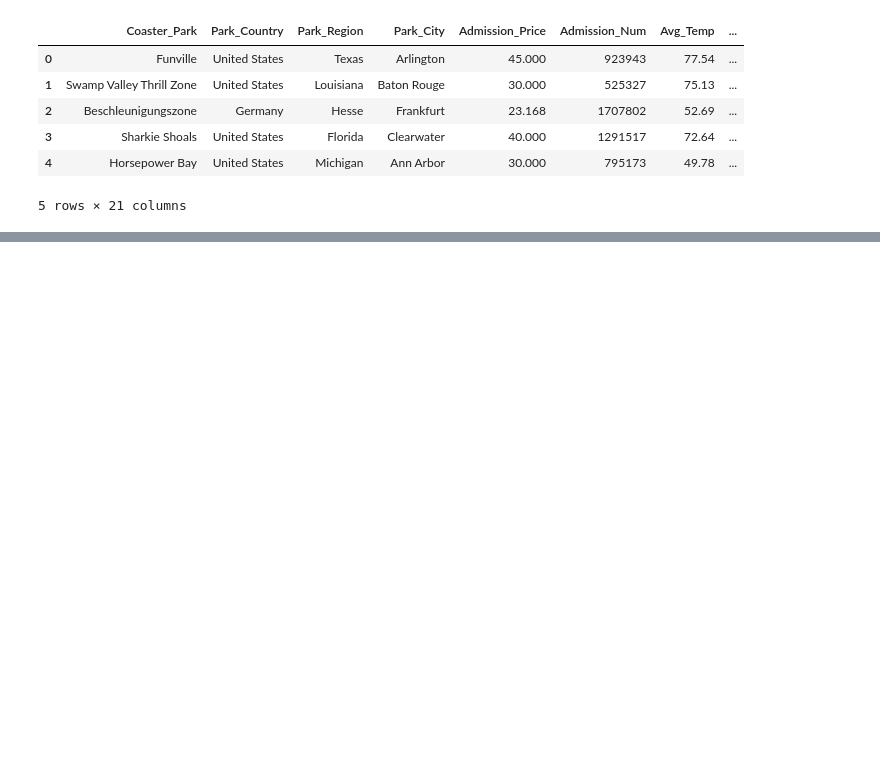
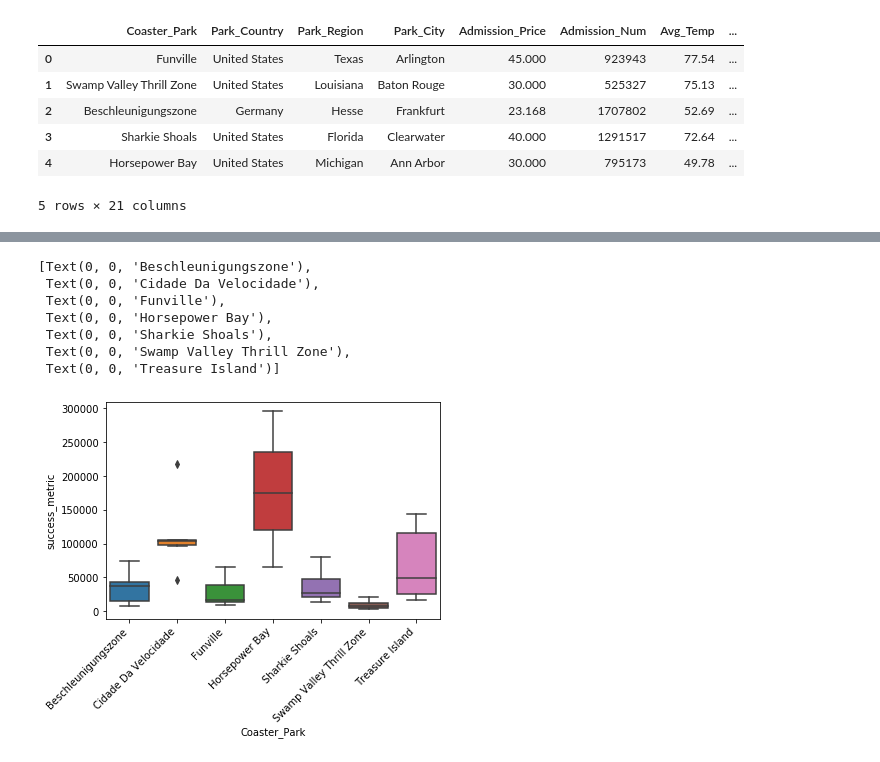
Before and after one commit to alecarreche/FLB, a Jupyter notebook: preprocessing.ipynb, the cells around one changed output, grey strips where cells are left out. Drawn from its saved outputs; the diff is of its cells as text; code cells hidden in the pictures; blank space fills up the shorter version.

Commit message:
cleaned and normalized data

```diff
--- a/preprocessing.ipynb
+++ b/preprocessing.ipynb
@@ -45,0 +62,3 @@ min(coasters["Wait_Time"])
+# %%
+coasters["num_coasters"] = coasters.groupby("Coaster_Park")["Coaster_Park"].transform("count")
+coasters.head()
@@ -45,0 +72,8 @@ min(coasters["Wait_Time"])
+# %%
+all_data = pd.merge(coasters, locations, on="Coaster_Park").sort_values(by="Coaster_Park")
+all_data["hourly_capacity"] = all_data["Capacity"] / all_data["Duration"] * 3600
+all_data["park_capacity"] = all_data.groupby("Coaster_Park")["hourly_capacity"].transform("sum")
+all_data["success_metric"] = ( (all_data["hourly_capacity"] / all_data["park_capacity"]) *
+                             (all_data["Admission_Num"]*all_data["Admission_Price"] / all_data["num_coasters"]) *
+                             (1 / all_data["Breakdowns"]) )
+all_data.head()
@@ -45,0 +88,12 @@ min(coasters["Wait_Time"])
+# %%
+success_dist = sns.boxplot(x="Coaster_Park", y="success_metric", data=all_data)
+success_dist.set_xticklabels(success_dist.get_xticklabels(), rotation=45, horizontalalignment='right')
+# %% [output]
+[Text(0, 0, 'Beschleunigungszone'),
+ Text(0, 0, 'Cidade Da Velocidade'),
+ Text(0, 0, 'Funville'),
+ Text(0, 0, 'Horsepower Bay'),
+ Text(0, 0, 'Sharkie Shoals'),
+ Text(0, 0, 'Swamp Valley Thrill Zone'),
+ Text(0, 0, 'Treasure Island')]
+[figure, added]
```
Also changed, not shown: parts of 14 cells of this notebook, 3 other files.
